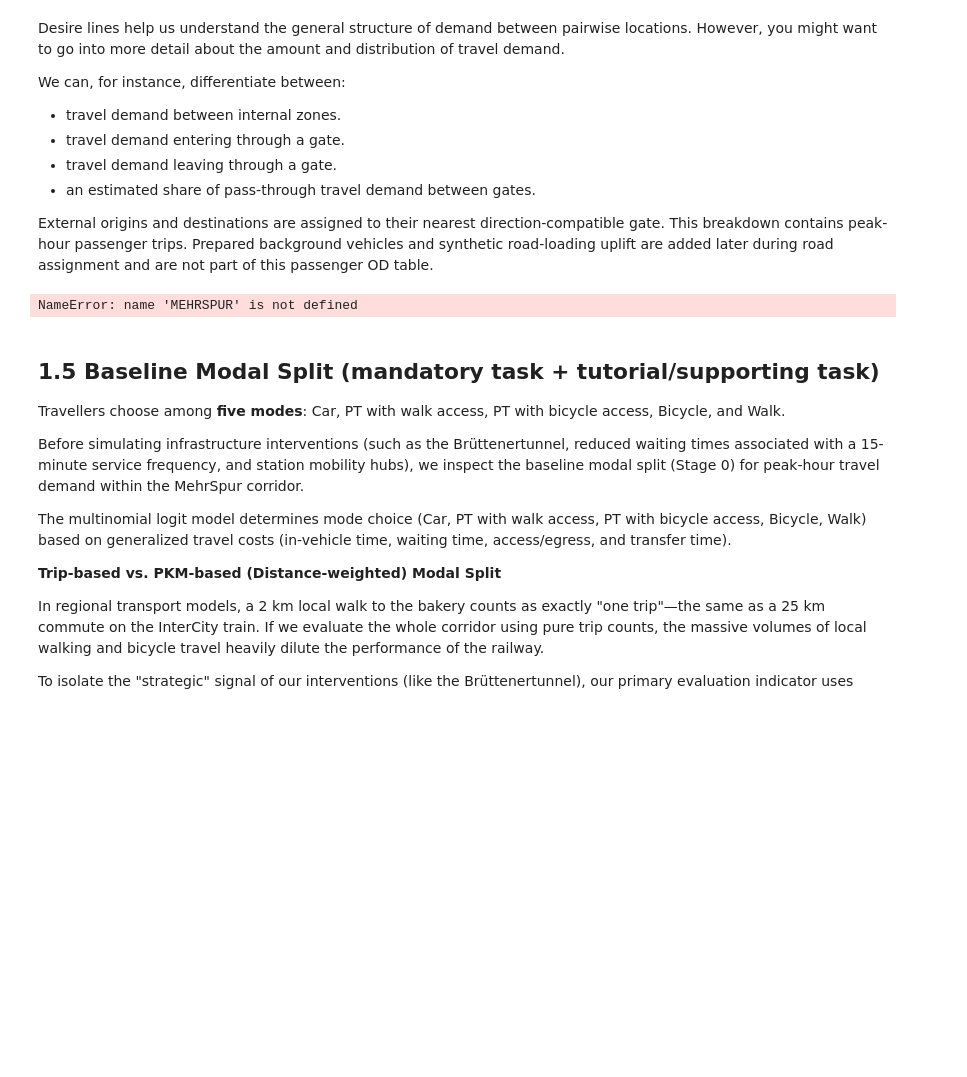
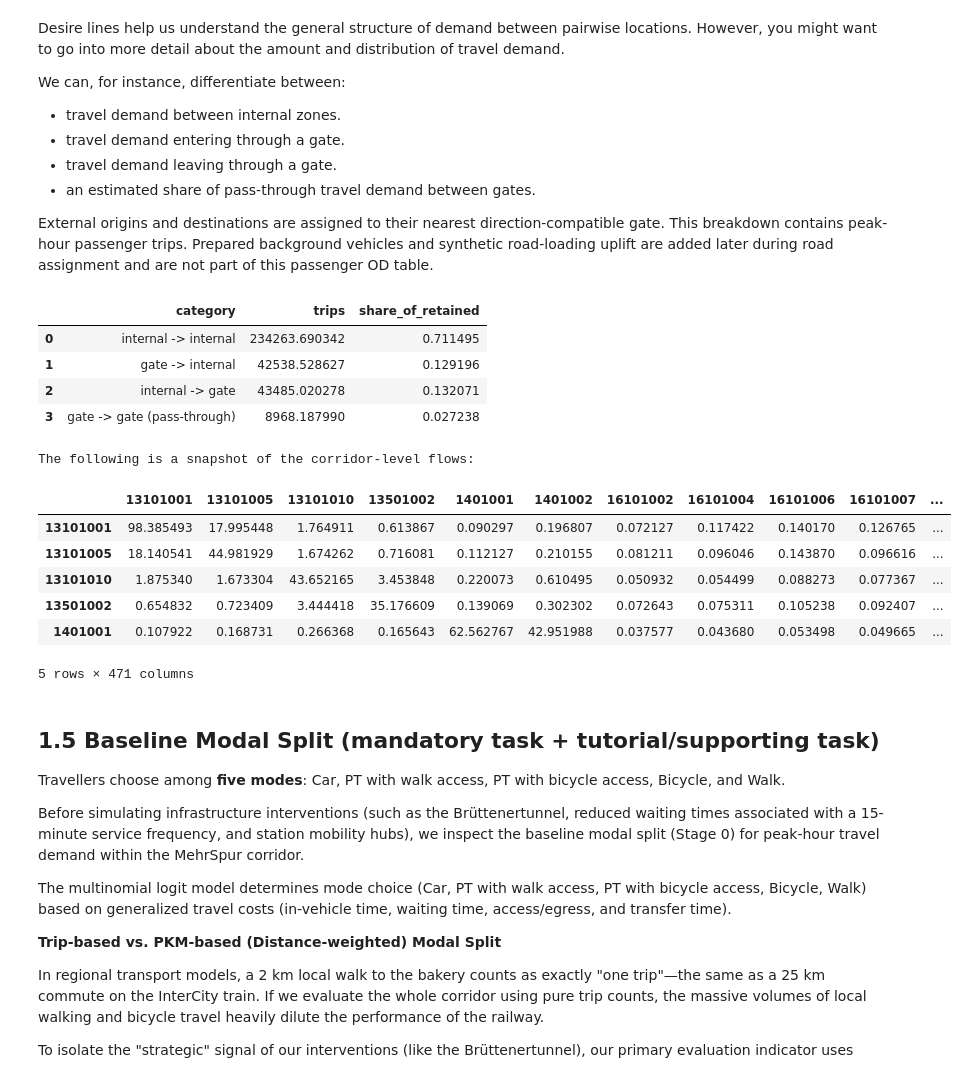
Before and after one commit to finsa21/IP-HS26-MehrSpur-CaseStudy_fork_rss, a Jupyter notebook: notebooks/02_system_modeling.ipynb, the cells around one changed output. Cells and saved outputs as stored; diff of their text form; code cells hidden in the pictures; blank space fills up the shorter version.

```diff
--- a/notebooks/02_system_modeling.ipynb
+++ b/notebooks/02_system_modeling.ipynb
@@ -531,23 +531,35 @@ This breakdown contains peak-hour passenger trips. Prepared background vehicles
 # %%
 # Collapse the canton-wide baseline OD matrix into internal zones and cordon gates
 # and distinguish between travel demand that is internal to the cordon
 # and that which crosses the cordon.
 BASELINE_CORDON_OD, BASELINE_CORDON_BREAKDOWN = tmi.collapse_od_to_gates(
     ctx.baseline_od,
     ctx,
-    MEHRSPUR,
+    LIMMATTAL,
     passthrough_fraction=tmi.DEFAULT_PASSTHROUGH_FRACTION,
 )
 
 exports.save_outputs("1_4_cordon_demand", tables={
     "breakdown": BASELINE_CORDON_BREAKDOWN, "od": BASELINE_CORDON_OD,
 })
 display(BASELINE_CORDON_BREAKDOWN)
 
 print("The following is a snapshot of the corridor-level flows:")
 display(BASELINE_CORDON_OD.head())
 # %% [output]
+|  | category | trips | share_of_retained |
+| 0 | internal -> internal | 234263.690342 | 0.711495 |
+| 1 | gate -> internal | 42538.528627 | 0.129196 |
+| 2 | internal -> gate | 43485.020278 | 0.132071 |
+| 3 | gate -> gate (pass-through) | 8968.187990 | 0.027238 |
-NameError: name 'MEHRSPUR' is not defined
+The following is a snapshot of the corridor-level flows:
+|  | 13101001 | 13101005 | 13101010 | 13501002 | 1401001 | 1401002 | 16101002 | 16101004 | 16101006 | 16101007 | ... |
+| 13101001 | 98.385493 | 17.995448 | 1.764911 | 0.613867 | 0.090297 | 0.196807 | 0.072127 | 0.117422 | 0.140170 | 0.126765 | ... |
+| 13101005 | 18.140541 | 44.981929 | 1.674262 | 0.716081 | 0.112127 | 0.210155 | 0.081211 | 0.096046 | 0.143870 | 0.096616 | ... |
+| 13101010 | 1.875340 | 1.673304 | 43.652165 | 3.453848 | 0.220073 | 0.610495 | 0.050932 | 0.054499 | 0.088273 | 0.077367 | ... |
+| 13501002 | 0.654832 | 0.723409 | 3.444418 | 35.176609 | 0.139069 | 0.302302 | 0.072643 | 0.075311 | 0.105238 | 0.092407 | ... |
+| 1401001 | 0.107922 | 0.168731 | 0.266368 | 0.165643 | 62.562767 | 42.951988 | 0.037577 | 0.043680 | 0.053498 | 0.049665 | ... |
+5 rows × 471 columns
 # %% [markdown]
 ## 1.5 Baseline Modal Split (mandatory task + tutorial/supporting task)
 
```
